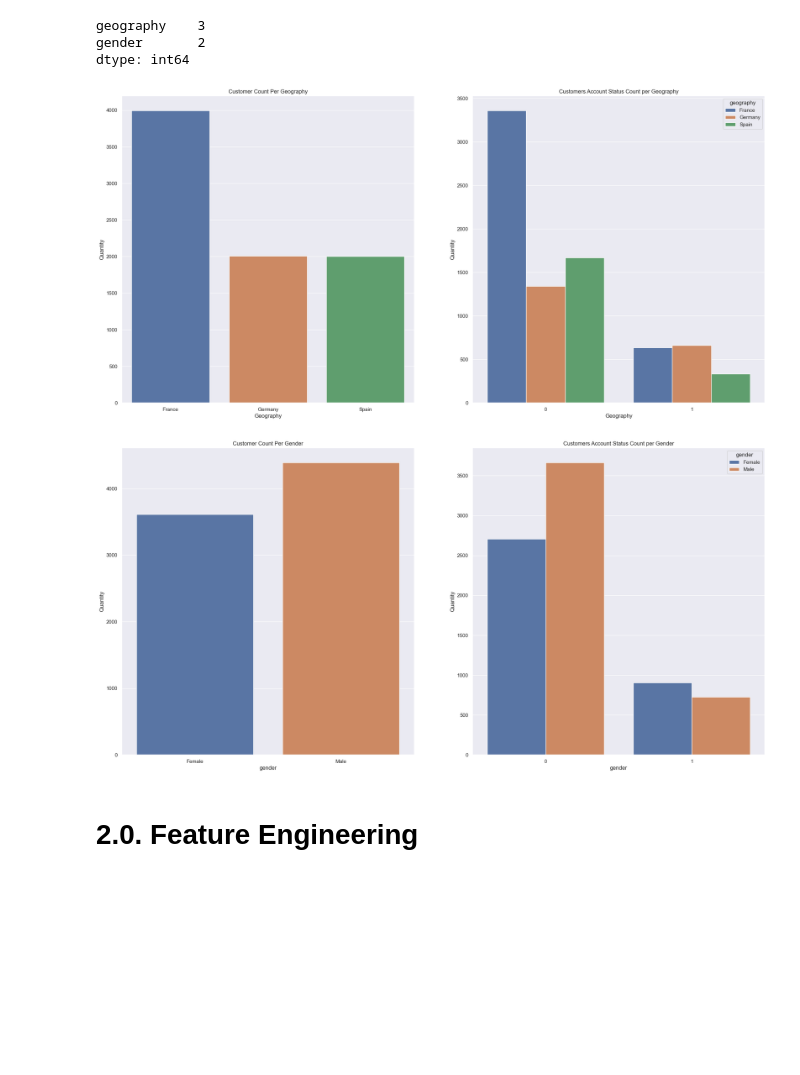
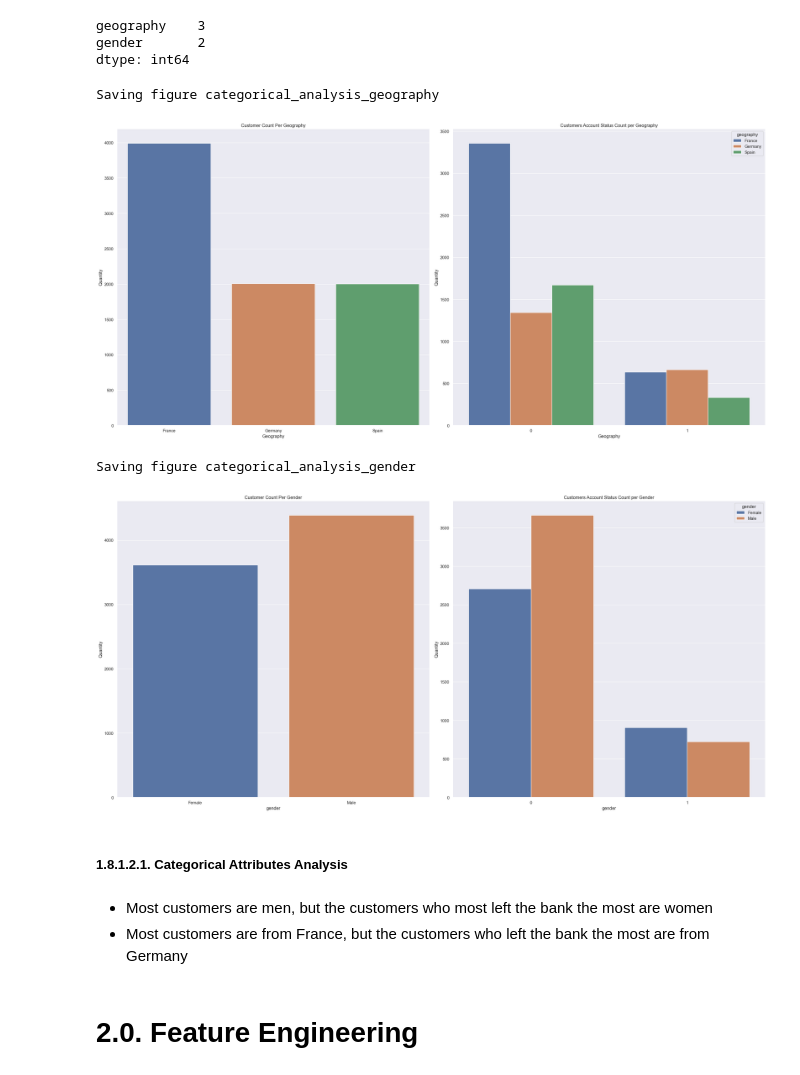
Before and after one commit to PedroFerraresi/churn_prediction, a Jupyter notebook: notebooks/v1.0_pgvf.ipynb, the cells around one changed output. Drawn from its saved outputs; the diff is of its cells as text; code cells hidden in the pictures; blank space fills up the shorter version.

Commit message:
Inserted comments on the code. Created function to save images used to make analysis and saved all these generated images

```diff
--- a/notebooks/v1.0_pgvf.ipynb
+++ b/notebooks/v1.0_pgvf.ipynb
@@ -43,10 +43,21 @@ import utils
 SEED = 42
 NUMERICAL_DROP = ['row_number', 'exited']
 CATEGORICAL_DROP = ['surname']
+PROJECT_ROOT_DIR = ".."
+IMAGES_PATH = os.path.join(PROJECT_ROOT_DIR, "img")
 
 plt.rcParams['figure.figsize'] = [25, 12]
 plt.rcParams['font.size'] = 24
 sns.set(rc={'figure.figsize': (25, 12)})
+
+os.makedirs(IMAGES_PATH, exist_ok=True)
+# %%
+def save_fig(fig_id, tight_layout=True, fig_extension="png", resolution=300):
+    path = os.path.join(IMAGES_PATH, fig_id + "." + fig_extension)
+    print("Saving figure", fig_id)
+    if tight_layout:
+        plt.tight_layout()
+    plt.savefig(path, format=fig_extension, dpi=resolution);
 # %%
 def cramer_v(x, y):
     cm = pd.crosstab(x, y).to_numpy()
@@ -300,31 +332,54 @@ geography    3
 gender       2
 dtype: int64
 # %%
+# Group clients by their geography attribute and count them
 geography = df1.loc[ :, ['row_number', 'geography'] ].groupby(['geography']).count().reset_index()
+
+# Group clients by their geography and exited attributes and count them
 ext_geography = df1.loc[ :, ['row_number', 'exited', 'geography'] ].groupby(['exited', 'geography']).count().reset_index()
 
+# Create a plot to show how many customer for each geography exists
+# in the dataset
 plt.subplot(1, 2, 1)
 ax = sns.barplot(x='geography', y='row_number', data=geography)
 ax.set(title='Customer Count Per Geography', xlabel='Geography', ylabel='Quantity');
 
+# Create a plot to show how many customer for each geography that left
+# and remained in the bank exists in the dataset
 plt.subplot(1, 2, 2)
 ax = sns.barplot(x='exited', y='row_number', data=ext_geography, hue='geography');
 ax.set(title='Customers Account Status Count per Geography', xlabel='Geography', ylabel='Quantity');
+save_fig('categorical_analysis_geography')
 # %% [output]
+Saving figure categorical_analysis_geography
-[figure, old version]
+[figure, new version]
 # %%
+# # Group clients by their gender attribute and count them
 gender = df1.loc[ :, ['row_number', 'gender'] ].groupby(['gender']).count().reset_index()
+
+# Group clients by their gender and exited attributes and count them
 ext_gender = df1.loc[ :, ['row_number', 'exited', 'gender'] ].groupby(['exited', 'gender']).count().reset_index()
 
+# Create a plot to show how many customer for each gender exists
+# in the dataset
 plt.subplot(1, 2, 1)
 ax = sns.barplot(x='gender', y='row_number', data=gender)
 ax.set(title='Customer Count Per Gender', xlabel='gender', ylabel='Quantity');
 
+# Create a plot to show how many customer for each gender left and remained
+# in the bank as a customer exists in the dataset
 plt.subplot(1, 2, 2)
 ax = sns.barplot(x='exited', y='row_number', data=ext_gender, hue='gender');
 ax.set(title='Customers Account Status Count per Gender', xlabel='gender', ylabel='Quantity');
+save_fig('categorical_analysis_gender')
 # %% [output]
+Saving figure categorical_analysis_gender
-[figure, old version]
+[figure, new version]
+# %% [markdown]
+##### 1.8.1.2.1. Categorical Attributes Analysis
+# %% [markdown]
+* Most customers are men, but the customers who most left the bank the most are women
+* Most customers are from France, but the customers who left the bank the most are from Germany
 # %% [markdown]
 # 2.0. Feature Engineering
 # %%
```
Also changed, not shown: parts of 91 cells of this notebook, 13 other files.
